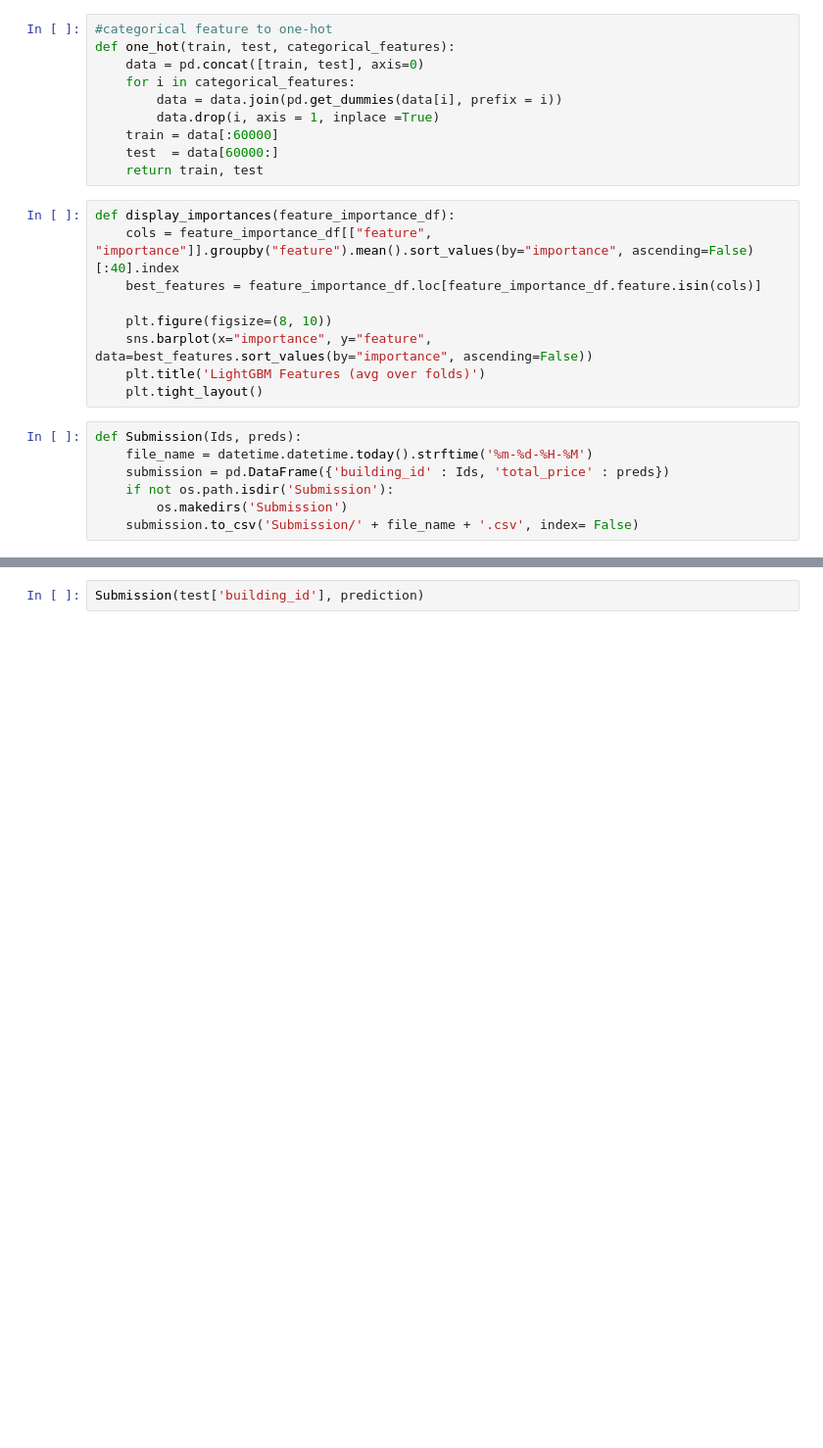
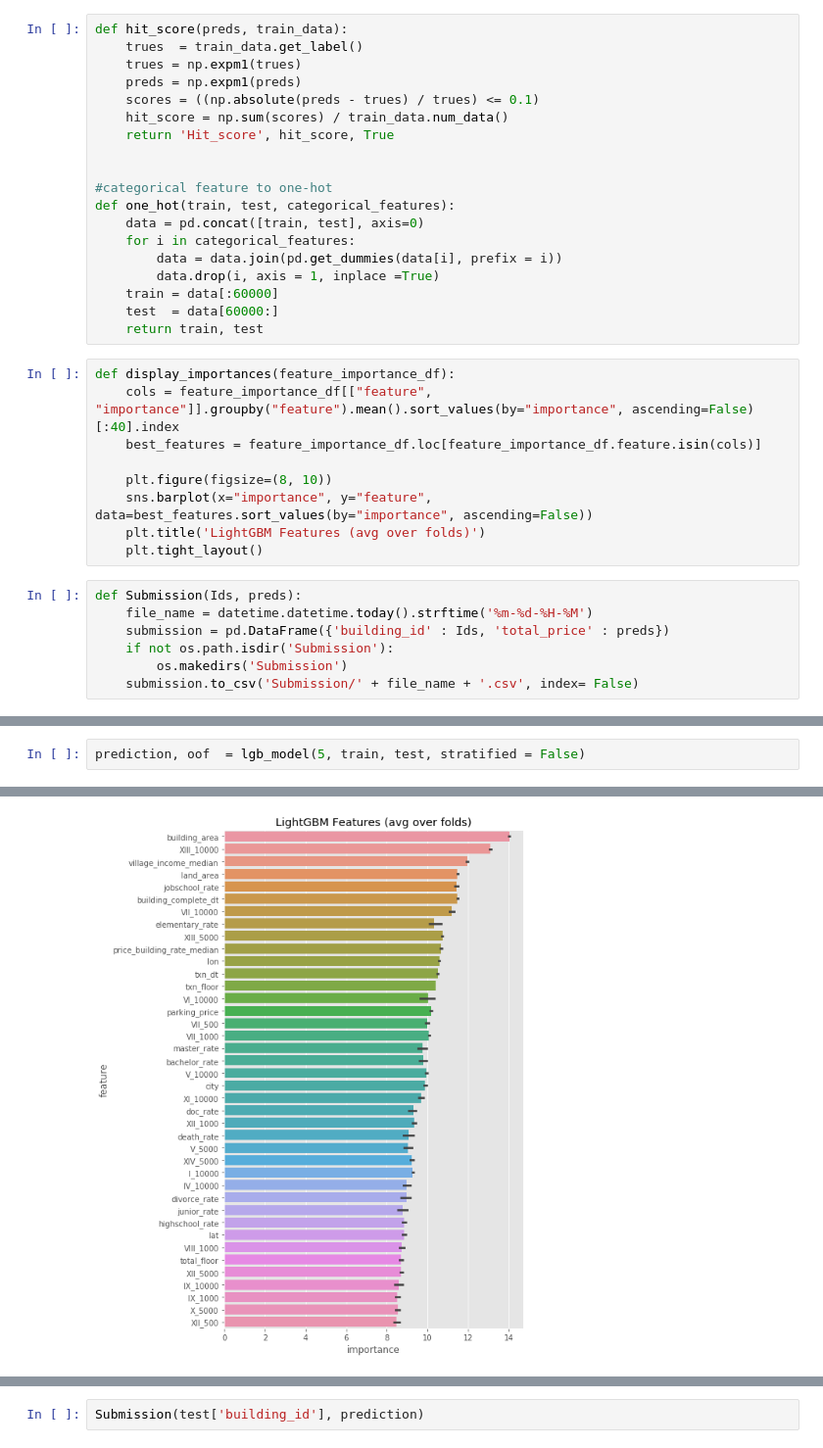
Before and after one commit to phacus/T-Brain_competition_predict_house_price, a Jupyter notebook: Model.ipynb, the cells around one changed output, grey strips where cells are left out. Shown at 98% size. Drawn from its saved outputs; the diff is of its cells as text; blank space fills up the shorter version.

```diff
--- a/Model.ipynb
+++ b/Model.ipynb
@@ -73,4 +91,13 @@ memory usage: 119.9+ MB
 # %%
+def hit_score(preds, train_data):
+    trues  = train_data.get_label()
+    trues = np.expm1(trues)
+    preds = np.expm1(preds)
+    scores = ((np.absolute(preds - trues) / trues) <= 0.1)
+    hit_score = np.sum(scores) / train_data.num_data()
+    return 'Hit_score', hit_score, True
+
+
 #categorical feature to one-hot
 def one_hot(train, test, categorical_features):
     data = pd.concat([train, test], axis=0)
@@ -176,3 +179,6 @@ def lgb_model(split_num, train, test,features, stratified = False, if_one_hot =
 
     display_importances(feature_importance_df)
     return predictions, oof
+# %%
+prediction, oof  = lgb_model(5, train, test, stratified = False)
+# %% [output]
@@ -178,0 +202 @@ def lgb_model(split_num, train, test,features, stratified = False, if_one_hot =
+[figure, added]
```
Also changed, not shown: parts of 20 cells of this notebook, 6 other files.
